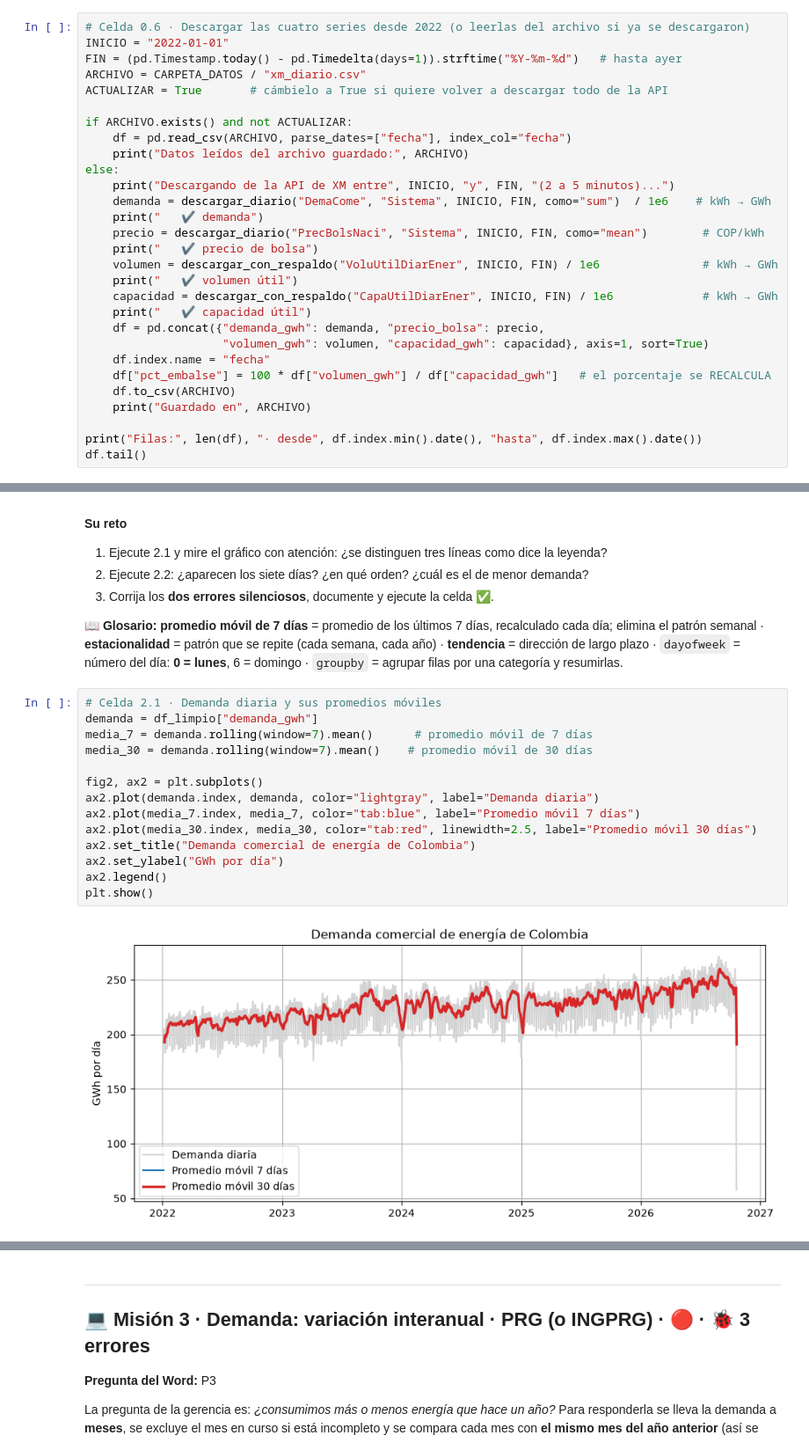
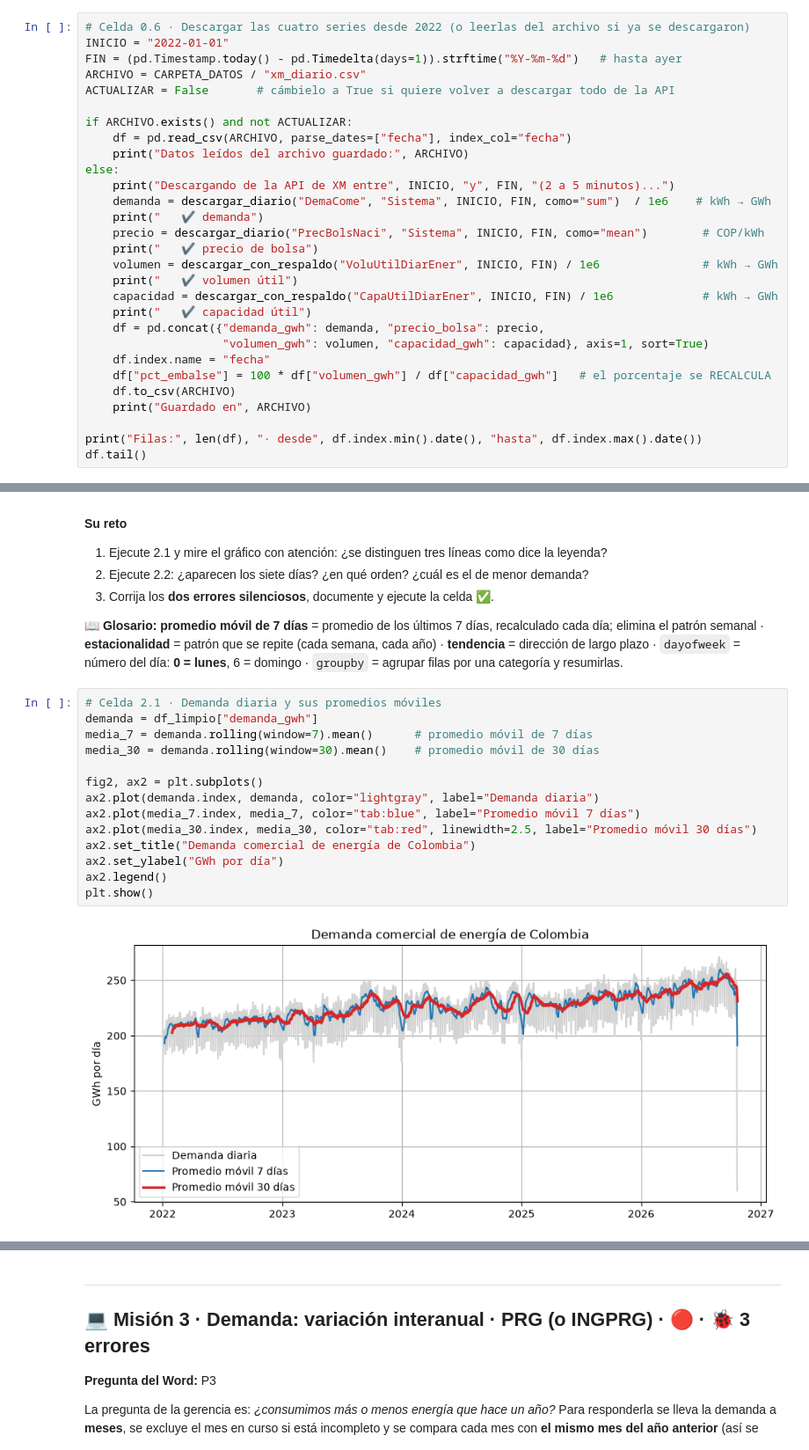
Before and after one commit to Heri-valen/aca-1, a Jupyter notebook: ACA1_Radiografia_Energetica.ipynb, the cells around one changed output, grey strips where cells are left out. Shown at 88% size. Cells and saved outputs as stored; diff of their text form.

```diff
--- a/ACA1_Radiografia_Energetica.ipynb
+++ b/ACA1_Radiografia_Energetica.ipynb
@@ -383,7 +381,7 @@ Funciones de descarga listas ✔
 INICIO = "2022-01-01"
 FIN = (pd.Timestamp.today() - pd.Timedelta(days=1)).strftime("%Y-%m-%d")   # hasta ayer
 ARCHIVO = CARPETA_DATOS / "xm_diario.csv"
-ACTUALIZAR = True       # cámbielo a True si quiere volver a descargar todo de la API
+ACTUALIZAR = False       # cámbielo a True si quiere volver a descargar todo de la API
 
 if ARCHIVO.exists() and not ACTUALIZAR:
     df = pd.read_csv(ARCHIVO, parse_dates=["fecha"], index_col="fecha")
@@ -564,18 +556,18 @@ La demanda diaria "salta" mucho: los fines de semana se consume menos. Para ver
 # %%
 # Celda 2.1 · Demanda diaria y sus promedios móviles
 demanda = df_limpio["demanda_gwh"]
 media_7 = demanda.rolling(window=7).mean()      # promedio móvil de 7 días
-media_30 = demanda.rolling(window=7).mean()    # promedio móvil de 30 días
+media_30 = demanda.rolling(window=30).mean()    # promedio móvil de 30 días
 
 fig2, ax2 = plt.subplots()
 ax2.plot(demanda.index, demanda, color="lightgray", label="Demanda diaria")
 ax2.plot(media_7.index, media_7, color="tab:blue", label="Promedio móvil 7 días")
 ax2.plot(media_30.index, media_30, color="tab:red", linewidth=2.5, label="Promedio móvil 30 días")
 ax2.set_title("Demanda comercial de energía de Colombia")
 ax2.set_ylabel("GWh por día")
 ax2.legend()
 plt.show()
 # %% [output]
-[figure, old version]
+[figure, new version]
 # %%
 # Celda 2.2 · Demanda promedio por día de la semana
```
Also changed, not shown: parts of 16 cells of this notebook, 1 other file.
